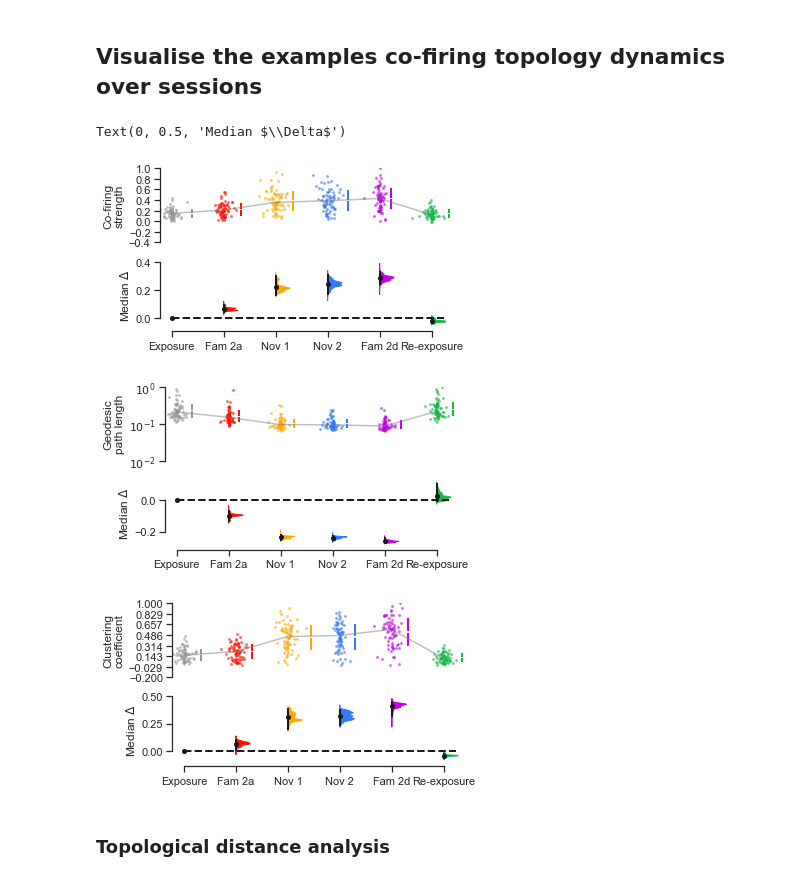
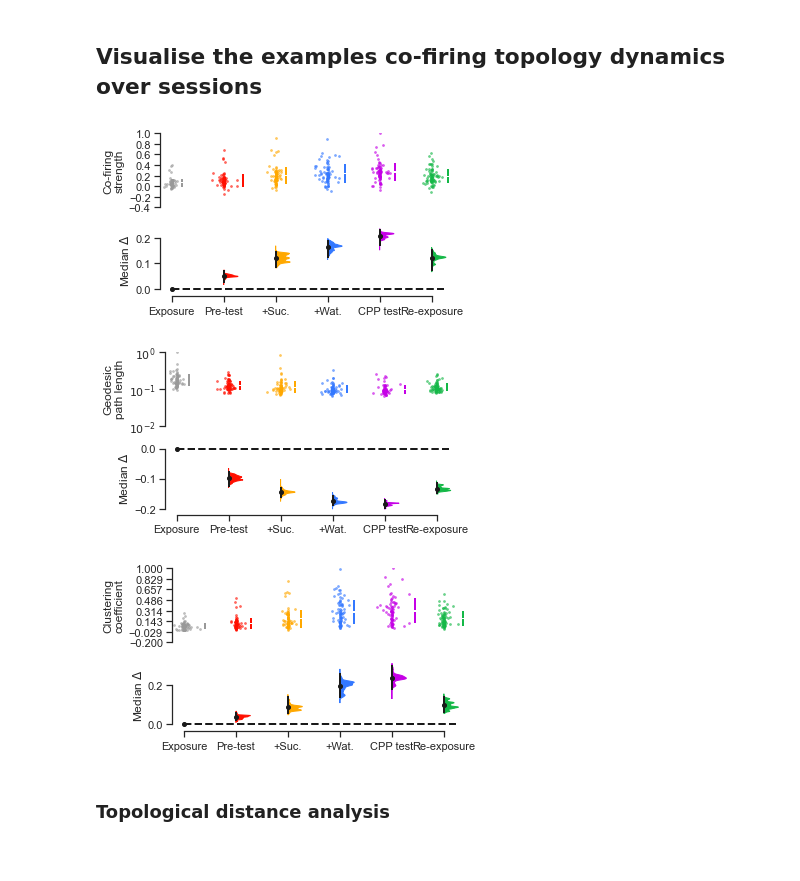
Before and after one commit to drsax93/cofiringTopology, a Jupyter notebook: cofiringTopology.ipynb, the cells around one changed output. Saved outputs shown, nothing was run; the diff lists cells and outputs as text; code cells hidden in the pictures.

```diff
--- a/cofiringTopology.ipynb
+++ b/cofiringTopology.ipynb
@@ -80,7 +82,8 @@ importlib.reload(uf)
 # %%
 # Load the spiketrains of all the units
 res,clu = uf.loadSpikeTimes(sesfile, res2eeg=1)
-spiketrains = [res[clu==i] for i in np.unique(clu) if indP[i]] # select only p1 cells
+spiketrains = [res[clu==i] for i in np.unique(clu)] # all neurons
+spiketrains_p1 = [res[clu==i] for i in np.unique(clu) if indP[i]] # select only p1 cells
 # raster plot
 sns.set(style='ticks',font_scale=1.4)
 fig = plt.figure(figsize=(8,5))
@@ -89,9 +92,9 @@ ist = 500; ifin = 560 # start/end times in sec
 start = ist/sampT; fin = ifin/sampT # start/end times in samples
 spk2d = [spkTemp[(spkTemp>start) &\
                  (spkTemp<fin)] for spkTemp in spiketrains] # spikestamps to visuualise
-np.random.shuffle(spk2d) # shuffle neurons ID (NOT spike timing)
+# np.random.shuffle(spk2d) # shuffle neurons ID (NOT spike timing)
 plt.eventplot(spk2d,color='k',linelengths=0.5)
-plt.ylim(0,len(spiketrains))
+plt.ylim(0,len(spiketrains_p1))
 # plt.yticks([-1,10,20,30,40,50,60,len(spikes)+1], [1,'','','','','','',len(spikes)])
 plt.ylabel('# Pyramidal cells')
 plt.xlim(start-100,fin)
@@ -106,7 +109,7 @@ dt = .8 # sampling bin size in ms
 dT = (dt*10e-3)/sampT # bin size from ms to samples
 std = 50 # gaussian std in samples - 40ms
 bins = np.arange(0,maxT,dT)
-actmat = uf.bin_spikes(np.asarray(spiketrains).T,bins)
+actmat = uf.bin_spikes(np.asarray(spiketrains_p1).T,bins)
 # smooth activity matrix with Gaussian kernel
 actmat_s = uf.matGaussianSmooth(actmat.T,std,4*std)[0].T
 
@@ -126,10 +147,14 @@ thetafile = sesfile + '.theta.cycles'
 thetacycles = np.load(thetafile) # format: (theta cycle id, cycle point references)
 theta = np.zeros(actmat.shape[0], dtype=bool) # boolean vector to index theta samples
 for t in thetacycles: theta[t[0]:t[-1]] = True
-# active_eeg = resample(active, theta.shape)
-# theta_active = np.logical_and(theta,active_eeg)
-# # actmat filtered by active samples, sampled @1250Hz (LFP rate)
-# actmat_a = actmat_s[theta_active]
+# upsample (linearly) active tracking indexes to match theta sampling rate
+downx = np.linspace(0,maxT,len(active))
+upx = np.linspace(0,maxT,actmat.shape[0])
+f = interp1d(downx,active)
+active_up = f(upx) # upsampled
+theta_active = np.logical_and(theta, active_up) # bool indexes for theta and active movement
+# actmat filtered by active samples, sampled @1250Hz (LFP rate)
+actmat_a = actmat_s[theta_active]
 # theta-binned actmat
 actmat_the = uf.get_actmat_the(actmat, thetacycles)
 # %%
@@ -273,9 +352,7 @@ Session Re-exposure: co-firing S 0.13 | geo path length 86.0 | clust coeff 0.086
 # %% [markdown]
 ## Visualise the examples co-firing topology dynamics over sessions
 # %%
-### Select which dataset example to visualise
-EXP = 'familiar-reward' # choose which dataset to visualise
-KEYS = sess_label[EXP]
+### Visualise the cofiring topological measures across sessions
 
 # functions to index topological measures
 OUT = lambda f,k: f[k][n][:,:]
@@ -283,6 +360,10 @@ IO = lambda f,k: np.asarray(f[n])[:]
 
 # set plotting parameters
 sns.set(style='ticks', font_scale=1.2)
+
+# choose which dataset to visualise
+EXP = 'cpp'
+KEYS = sess_label[EXP]
 
 # NETWORK STRENGTH
 m_norm = {}
@@ -297,9 +378,9 @@ for k in KEYS:
 # display
 df = pd.DataFrame()
 for nk,k in enumerate(KEYS): df[sess_label[EXP][nk]] = m_out[k]
-ax, m, p = dpl.estimation_plot(df, ci=.99, operation=np.median, figsize=(6,3),
+ax, m, p = dpl.estimation_plot(df, ci=.99, nsh=1000, operation=np.median,
                            swarmPlot_kw={'label':'Co-firing\nstrength'},
-                           color_palette=colorsG)
+                           figsize=(6,3), color_palette=colorsG, paired=1, trend=0)
 ymin = -0.4; ymax = 1
 ax[0].set_xticks([])
 ax[0].set_yticks(np.linspace(ymin,ymax,8))
@@ -320,43 +401,42 @@ x = [m_out[k] for k in KEYS]
 # display
 df = pd.DataFrame()
 for nk,k in enumerate(KEYS): df[sess_label[EXP][nk]] = x[nk]
-ax, m, p = dpl.estimation_plot(df, ci=.99, operation=np.median, figsize=(6,3),
+ax, m, p = dpl.estimation_plot(df, ci=.99, nsh=1000, operation=np.median,
                            swarmPlot_kw={'label':'Geodesic\npath length'},
-                           color_palette=colorsG)
+                           figsize=(6,3), color_palette=colorsG, paired=1, trend=0)
 # ymin = -2; ymax = 0
 ax[0].set_xticks([])
 ax[0].set_yticks(np.linspace(ymin,ymax,3))
 ax[0].set_yticklabels(['$10^{-2}$','$10^{-1}$','$10^0$'])
 ax[0].set_ylim(ymin,ymax)
 ax[1].set_ylabel('Median $\Delta$')
 
 # CLUSTERING
 m_norm = {}
 m_out = {}
 for k in KEYS:
     m_out[k] = []
     m_norm[k] = clu[EXP][k]
 # normalise it
 norm = np.max([np.nanmax(m_norm[k]) for k in KEYS])
 for k in KEYS:
     m_out[k] = m_norm[k]/norm
 # display
 df = pd.DataFrame()
 for nk,k in enumerate(KEYS): df[sess_label[EXP][nk]] = m_out[k]
 # plotting
-ax, m, p = dpl.estimation_plot(df, ci=.99, operation=np.median, figsize=(6,3),
+ax, m, p = dpl.estimation_plot(df, ci=.99, nsh=1000, operation=np.median,
                            swarmPlot_kw={'label':'Clustering\ncoefficient'},
-                           color_palette=colorsG)
+                           figsize=(6,3), color_palette=colorsG, paired=1, trend=0)
 ymin = -0.2; ymax = 1
 ax[0].set_xticks([])
 ax[0].set_yticks(np.linspace(ymin,ymax,8))
 ax[0].set_ylim(ymin,ymax)
-ax[1].set_ylabel('Median $\Delta$')
+ax[1].set_ylabel('Median $\Delta$');
 # %% [output]
-Text(0, 0.5, 'Median $\\Delta$')
-[figure, old version]
+[figure, new version]
-[figure, old version]
+[figure, new version]
-[figure, old version]
+[figure, new version]
 # %% [markdown]
 ### Topological distance analysis
 # %%
```
Also changed, not shown: parts of 13 cells of this notebook, 14 other files.
